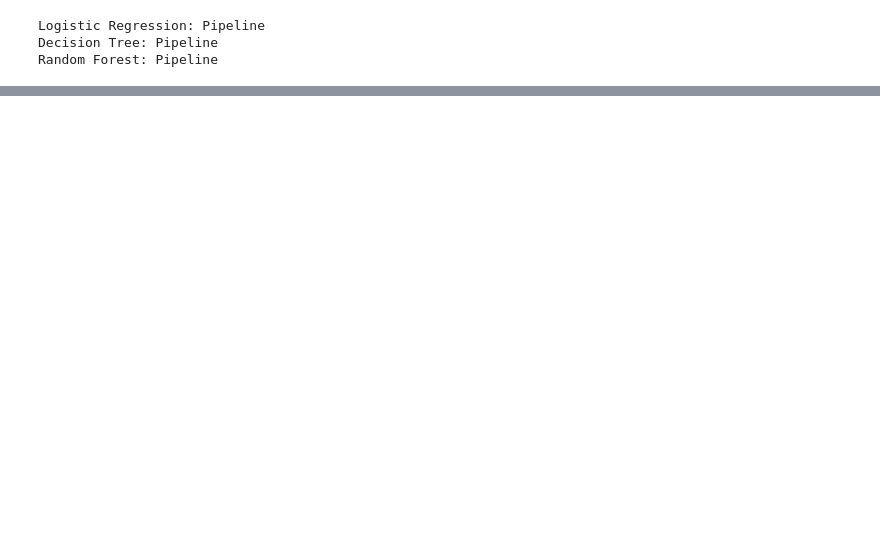
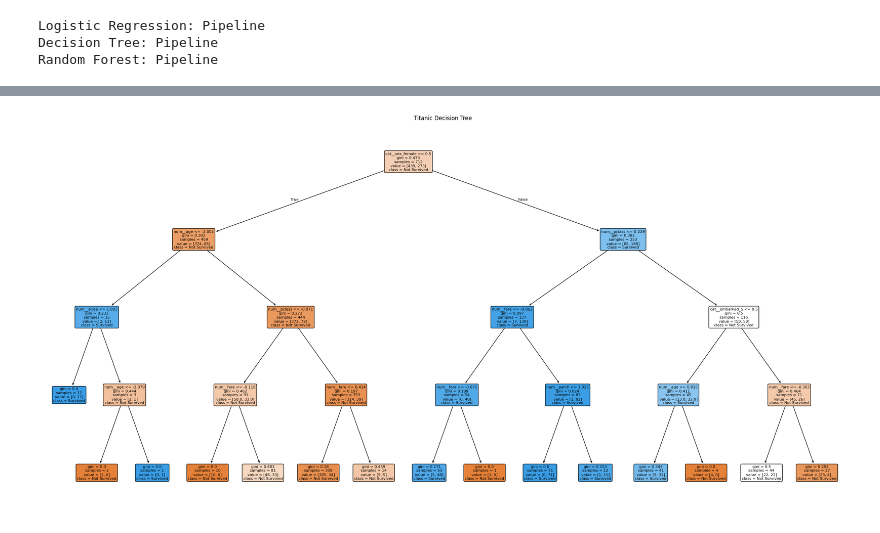
Before and after one commit to mv-Karthikeyan/zepto-ai-platform, a Jupyter notebook: analytics/02_modeling.ipynb, the cells around one changed output, grey strips where cells are left out. Saved outputs shown, nothing was run; the diff lists cells and outputs as text; code cells hidden in the pictures; blank space fills up the shorter version.

```diff
--- a/analytics/02_modeling.ipynb
+++ b/analytics/02_modeling.ipynb
@@ -443,0 +605,47 @@ Classifier Comparison:
+# %%
+# ============================================================
+# DECISION TREE VISUALIZATION
+# ============================================================
+
+# Obtain feature names generated by preprocessing
+feature_names = (
+    decision_tree_pipeline
+    .named_steps["preprocessor"]
+    .get_feature_names_out()
+)
+
+# Obtain the trained Decision Tree
+tree_model = (
+    decision_tree_pipeline
+    .named_steps["classifier"]
+)
+
+plt.figure(figsize=(24, 12))
+
+plot_tree(
+    tree_model,
+    feature_names=feature_names,
+    class_names=[
+        "Not Survived",
+        "Survived"
+    ],
+    filled=True,
+    rounded=True,
+    fontsize=8
+)
+
+plt.title(
+    "Titanic Decision Tree"
+)
+
+plt.tight_layout()
+
+plt.savefig(
+    "charts/decision_tree.png",
+    dpi=300,
+    bbox_inches="tight"
+)
+
+plt.show()
+# %% [output]
+[figure, added]
```
Also changed, not shown: parts of 41 cells of this notebook, 8 other files.
